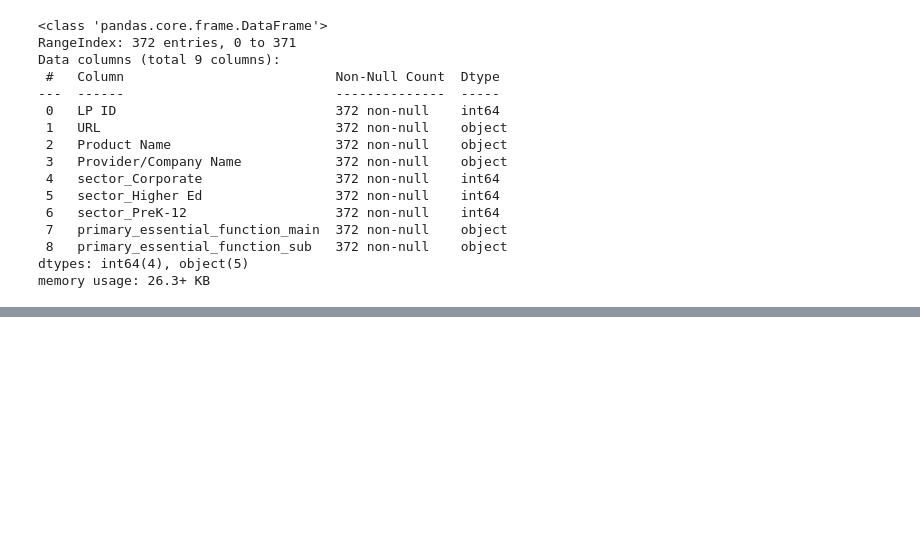
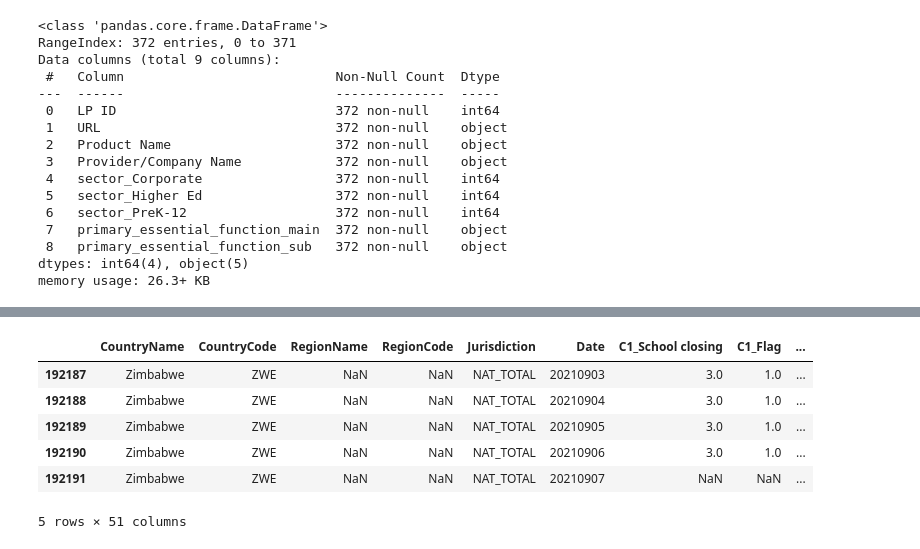
Before and after one commit to AbooNaziha/Covid-19-Impact-on-Digital-Learning, a Jupyter notebook: complete_preprocessing.ipynb, the cells around one changed output, grey strips where cells are left out. Drawn from its saved outputs; the diff is of its cells as text; code cells hidden in the pictures; blank space fills up the shorter version.

```diff
--- a/complete_preprocessing.ipynb
+++ b/complete_preprocessing.ipynb
@@ -389,0 +438,12 @@ memory usage: 26.3+ KB
+# %%
+OxCGRT_latest = pd.read_csv('external_data\OxCGRT_latest.csv')
+# %%
+OxCGRT_latest.tail()
+# %% [output]
+|  | CountryName | CountryCode | RegionName | RegionCode | Jurisdiction | Date | C1_School closing | C1_Flag | ... |
+| 192187 | Zimbabwe | ZWE | NaN | NaN | NAT_TOTAL | 20210903 | 3.0 | 1.0 | ... |
+| 192188 | Zimbabwe | ZWE | NaN | NaN | NAT_TOTAL | 20210904 | 3.0 | 1.0 | ... |
+| 192189 | Zimbabwe | ZWE | NaN | NaN | NAT_TOTAL | 20210905 | 3.0 | 1.0 | ... |
+| 192190 | Zimbabwe | ZWE | NaN | NaN | NAT_TOTAL | 20210906 | 3.0 | 1.0 | ... |
+| 192191 | Zimbabwe | ZWE | NaN | NaN | NAT_TOTAL | 20210907 | NaN | NaN | ... |
+5 rows × 51 columns
```
Also changed, not shown: parts of 12 cells of this notebook, 54 other files.
